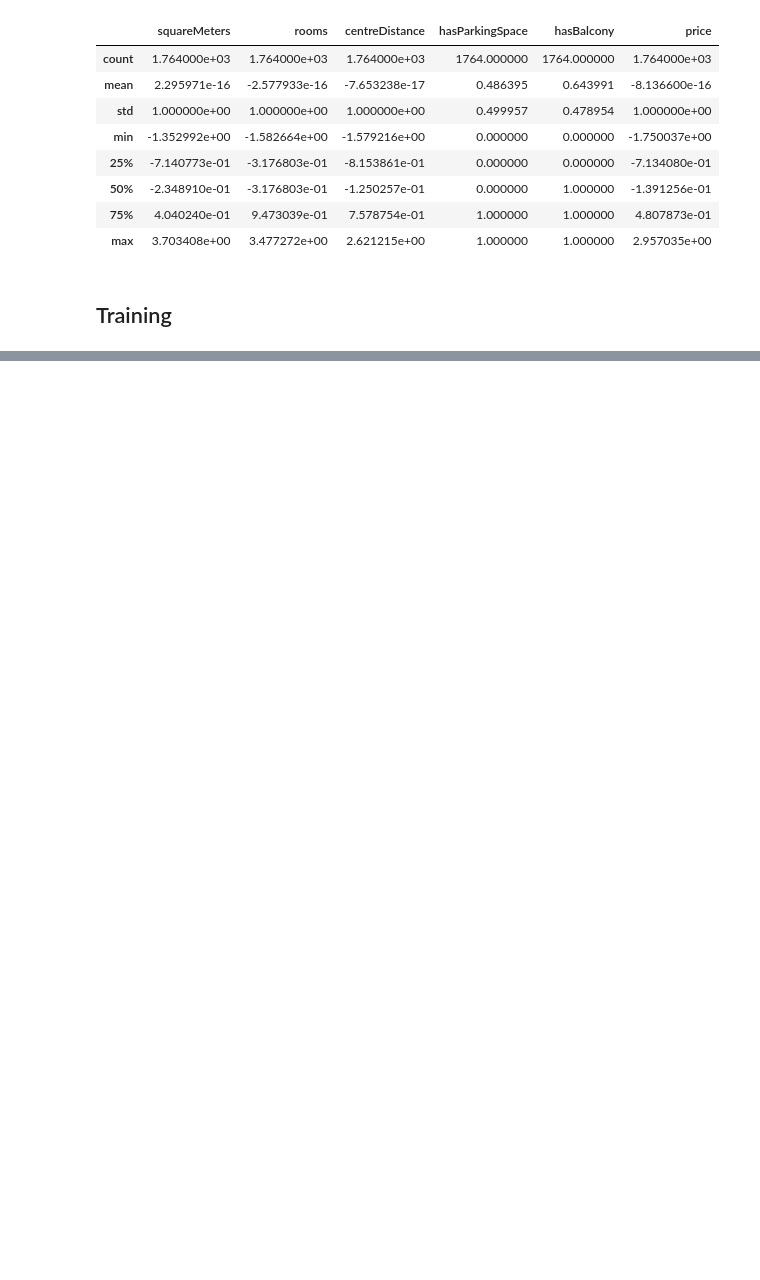
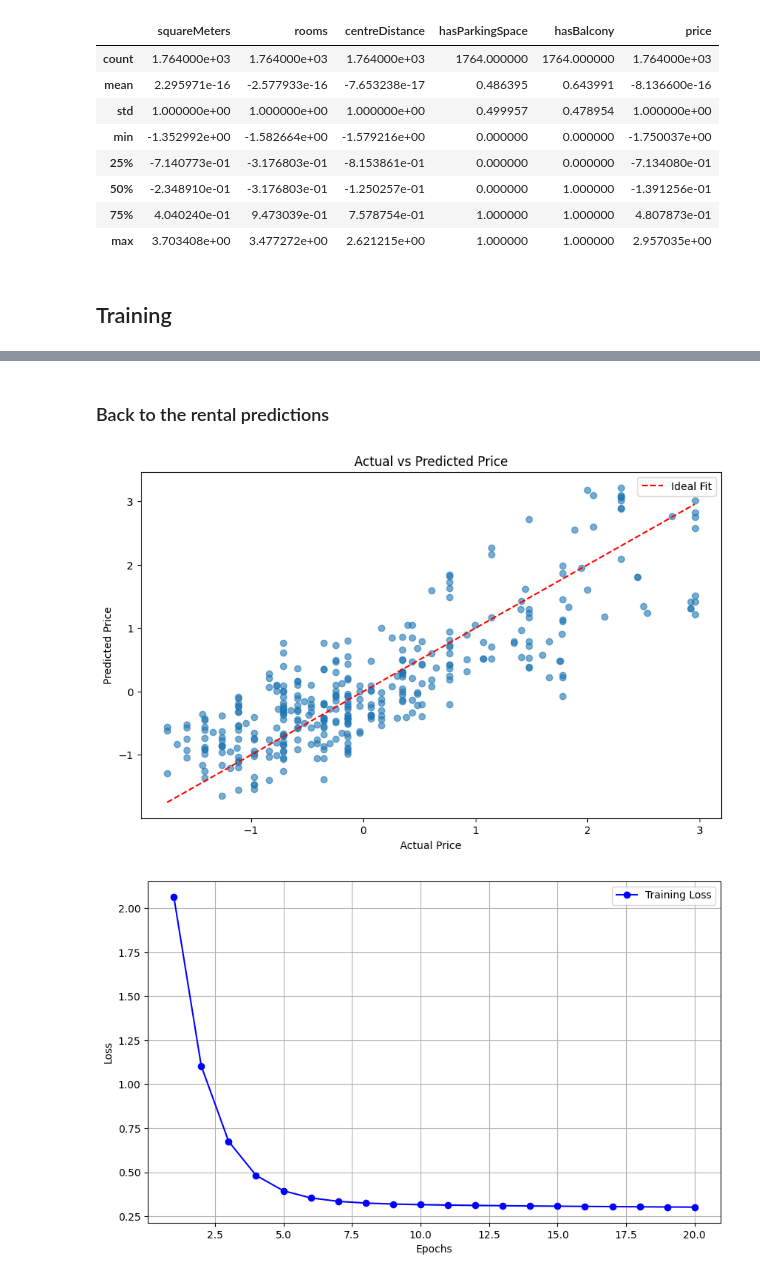
Before and after one commit to AntoniPokrzywa/Final_Projects, a Jupyter notebook: Final_project.ipynb, the cells around one changed output, grey strips where cells are left out. Drawn from its saved outputs; the diff is of its cells as text; code cells hidden in the pictures; blank space fills up the shorter version.

```diff
--- a/Final_project.ipynb
+++ b/Final_project.ipynb
@@ -197,0 +313,39 @@ df.describe()
+# %% [markdown]
+### Back to the rental predictions
+# %%
+epochs = 20
+losses = []
+for epoch in range(epochs):
+    model.train()
+
+    predictions = model(features_train)
+    loss = criterion(predictions, label_train)
+    losses.append(loss.item())
+
+    optimizer.zero_grad()
+    loss.backward()
+    optimizer.step()
+
+model.eval()
+with torch.no_grad():
+    test_predictions = model(features_test)
+
+plt.figure(figsize=(10, 6))
+plt.scatter(label_test.numpy(), test_predictions.numpy(), alpha=0.6)
+plt.plot([label_test.min(), label_test.max()], [label_test.min(), label_test.max()], 'r--', label="Ideal Fit")
+plt.xlabel("Actual Price")
+plt.ylabel("Predicted Price")
+plt.title("Actual vs Predicted Price")
+plt.legend()
+plt.show()
+
+plt.figure(figsize=(10, 6))
+plt.plot(range(1, epochs + 1), losses, marker='o', linestyle='-', color='b', label='Training Loss')
+plt.xlabel("Epochs")
+plt.ylabel("Loss")
+plt.grid(True)
+plt.legend()
+plt.show()
+# %% [output]
+[figure, added]
+[figure, added]
```
Also changed, not shown: parts of 19 cells of this notebook, 1 other file.
